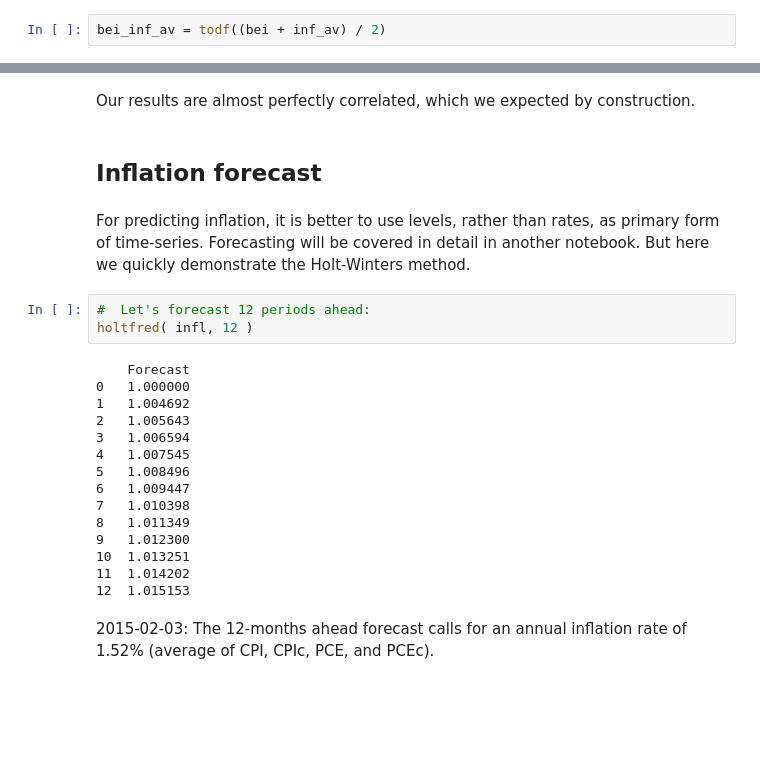
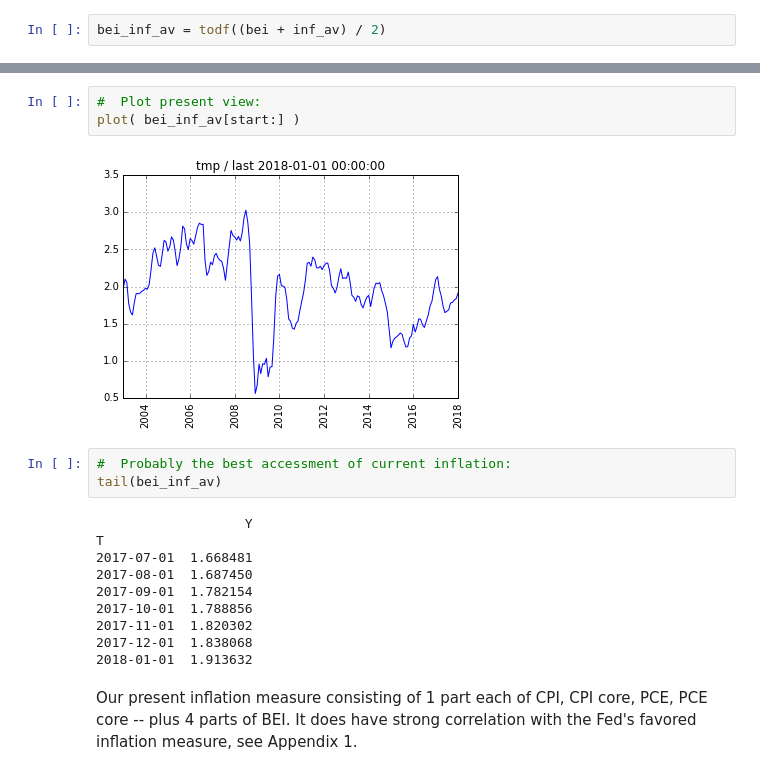
Before and after one commit to rsvp/fecon235, a Jupyter notebook: nb/fred-inflation.ipynb, the cells around one changed output, grey strips where cells are left out. Drawn from its saved outputs; the diff is of its cells as text; blank space fills up the shorter version.

```diff
--- a/nb/fred-inflation.ipynb
+++ b/nb/fred-inflation.ipynb
@@ -323,26 +252,23 @@ Name: Iav, dtype: float64
-# %% [markdown]
-Our results are almost perfectly correlated, which we expected by construction.
-# %% [markdown]
-## Inflation forecast
-# %% [markdown]
-For predicting inflation, it is better to use levels, rather than rates, as primary form of time-series. Forecasting will be covered in detail in another notebook. But here we quickly demonstrate the Holt-Winters method.
-# %%
-#  Let's forecast 12 periods ahead:
-holtfred( infl, 12 )
-# %% [output]
-    Forecast
-0   1.000000
-1   1.004692
-2   1.005643
-3   1.006594
-4   1.007545
-5   1.008496
-6   1.009447
-7   1.010398
-8   1.011349
-9   1.012300
-10  1.013251
-11  1.014202
-12  1.015153
-# %% [markdown]
-2015-02-03:  The 12-months ahead forecast calls for an annual inflation rate of 1.52% (average of CPI, CPIc, PCE, and PCEc).
+# %%
+#  Plot present view:
+plot( bei_inf_av[start:] )
+# %% [output]
+[figure, added]
+# %%
+#  Probably the best accessment of current inflation:
+tail(bei_inf_av)
+# %% [output]
+                   Y
+T
+2017-07-01  1.668481
+2017-08-01  1.687450
+2017-09-01  1.782154
+2017-10-01  1.788856
+2017-11-01  1.820302
+2017-12-01  1.838068
+2018-01-01  1.913632
+# %% [markdown]
+Our present inflation measure consisting of 1 part each of
+CPI, CPI core, PCE, PCE core -- plus 4 parts of BEI.
+It does have strong correlation with the Fed's favored inflation measure,
+see Appendix 1.
```
Also changed, not shown: parts of 84 cells of this notebook.
